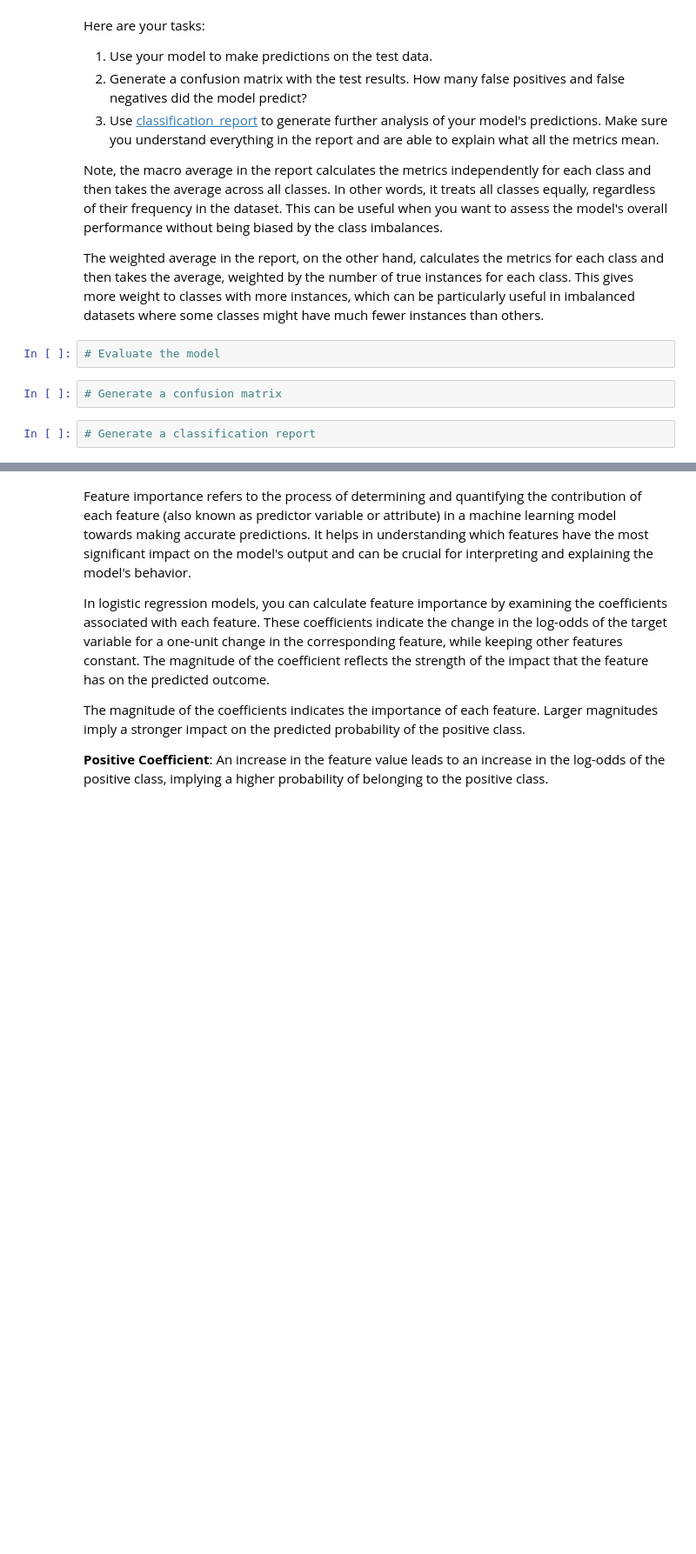
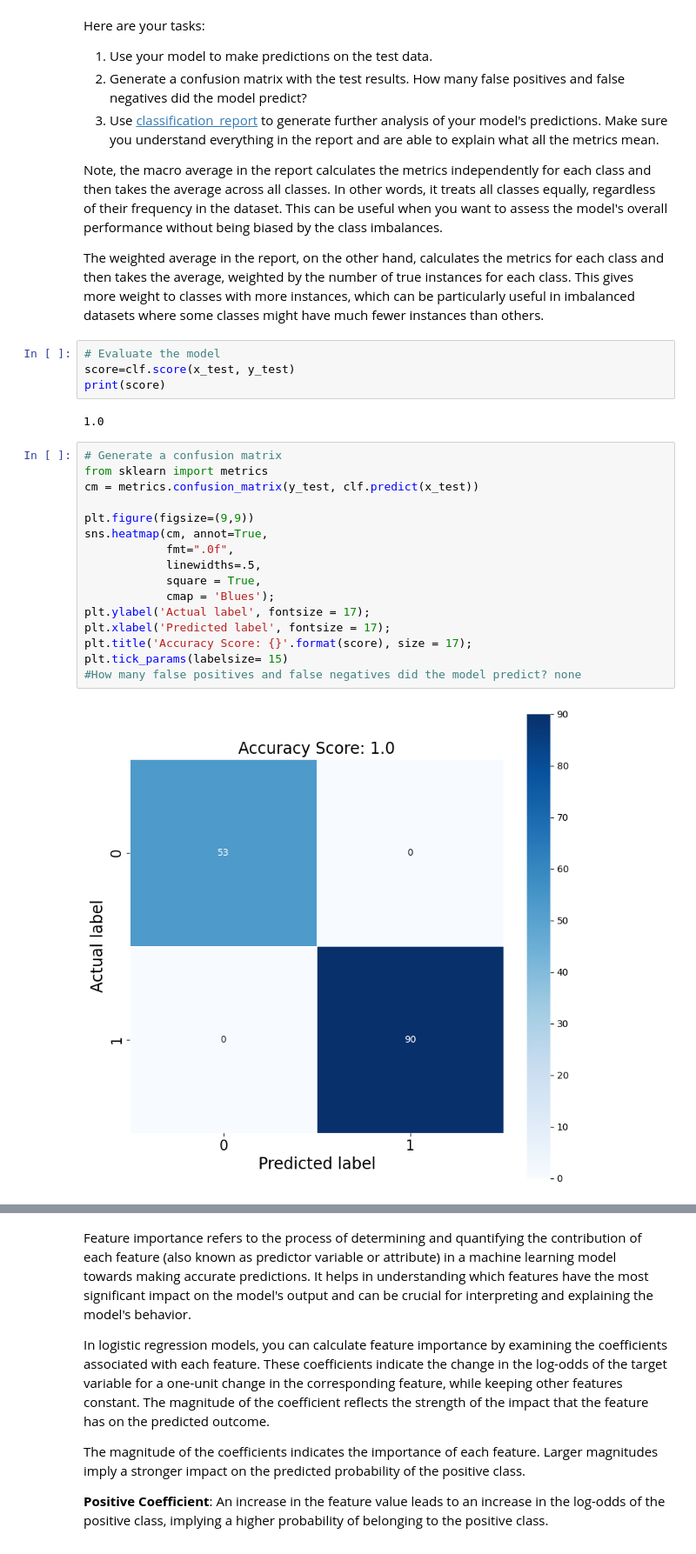
Before and after one commit to LeahLou622/UCSD_ML, a Jupyter notebook: Student_MLE_MiniProject_Logistic_Regression.ipynb, the cells around one changed output, grey strips where cells are left out. Shown at 87% size. Cells and saved outputs as stored; diff of their text form; blank space fills up the shorter version.

```diff
--- a/Student_MLE_MiniProject_Logistic_Regression.ipynb
+++ b/Student_MLE_MiniProject_Logistic_Regression.ipynb
@@ -294,7 +294,25 @@ Note, the macro average in the report calculates the metrics independently for e
 The weighted average in the report, on the other hand, calculates the metrics for each class and then takes the average, weighted by the number of true instances for each class. This gives more weight to classes with more instances, which can be particularly useful in imbalanced datasets where some classes might have much fewer instances than others.
 # %%
 # Evaluate the model
+score=clf.score(x_test, y_test)
+print(score)
+# %% [output]
+1.0
-# %%
-# Generate a confusion matrix
-# %%
-# Generate a classification report
+# %%
+# Generate a confusion matrix
+from sklearn import metrics
+cm = metrics.confusion_matrix(y_test, clf.predict(x_test))
+
+plt.figure(figsize=(9,9))
+sns.heatmap(cm, annot=True,
+            fmt=".0f",
+            linewidths=.5,
+            square = True,
+            cmap = 'Blues');
+plt.ylabel('Actual label', fontsize = 17);
+plt.xlabel('Predicted label', fontsize = 17);
+plt.title('Accuracy Score: {}'.format(score), size = 17);
+plt.tick_params(labelsize= 15)
+#How many false positives and false negatives did the model predict? none
+# %% [output]
+[figure, added]
```
Also changed, not shown: parts of 1 cell of this notebook.
